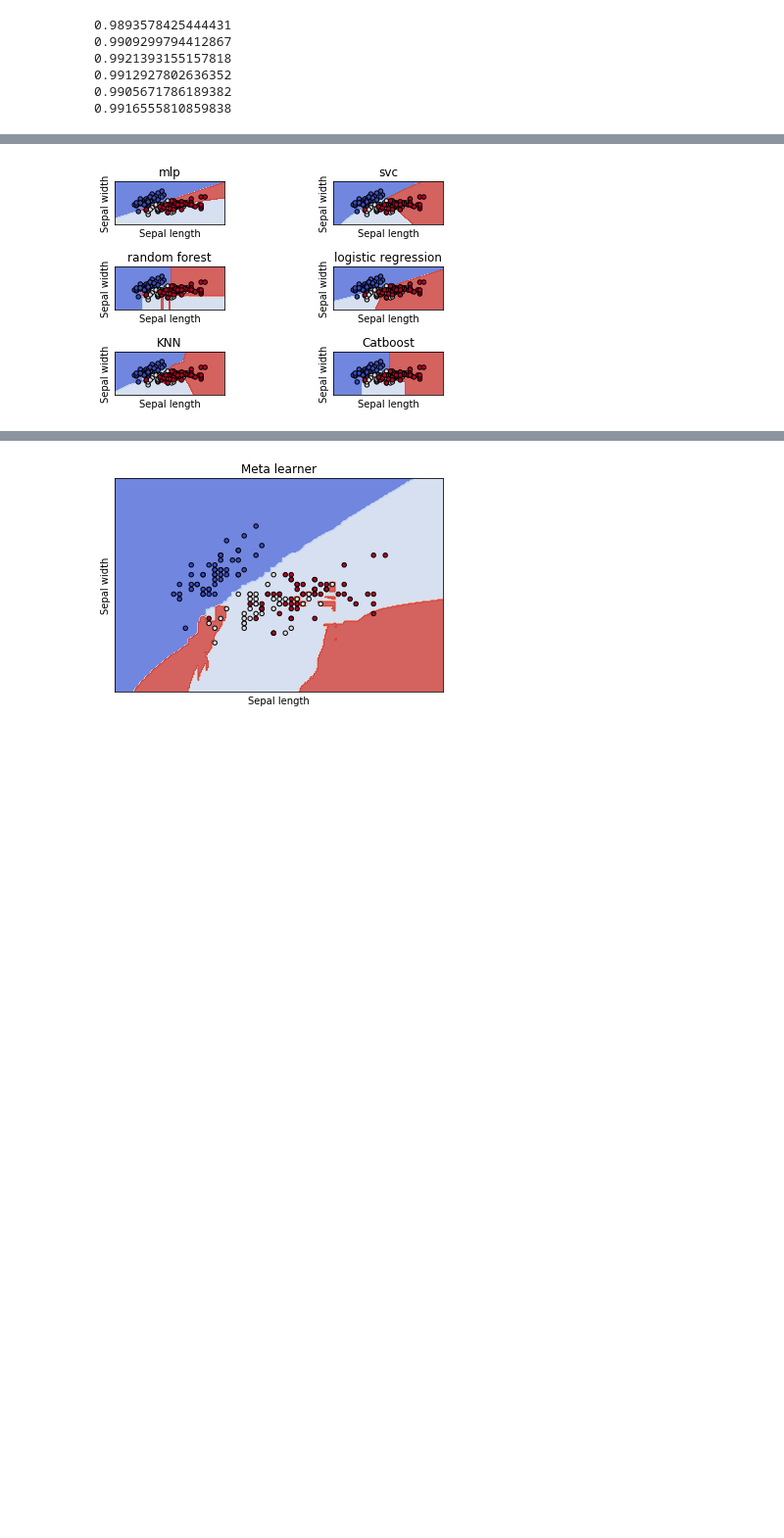
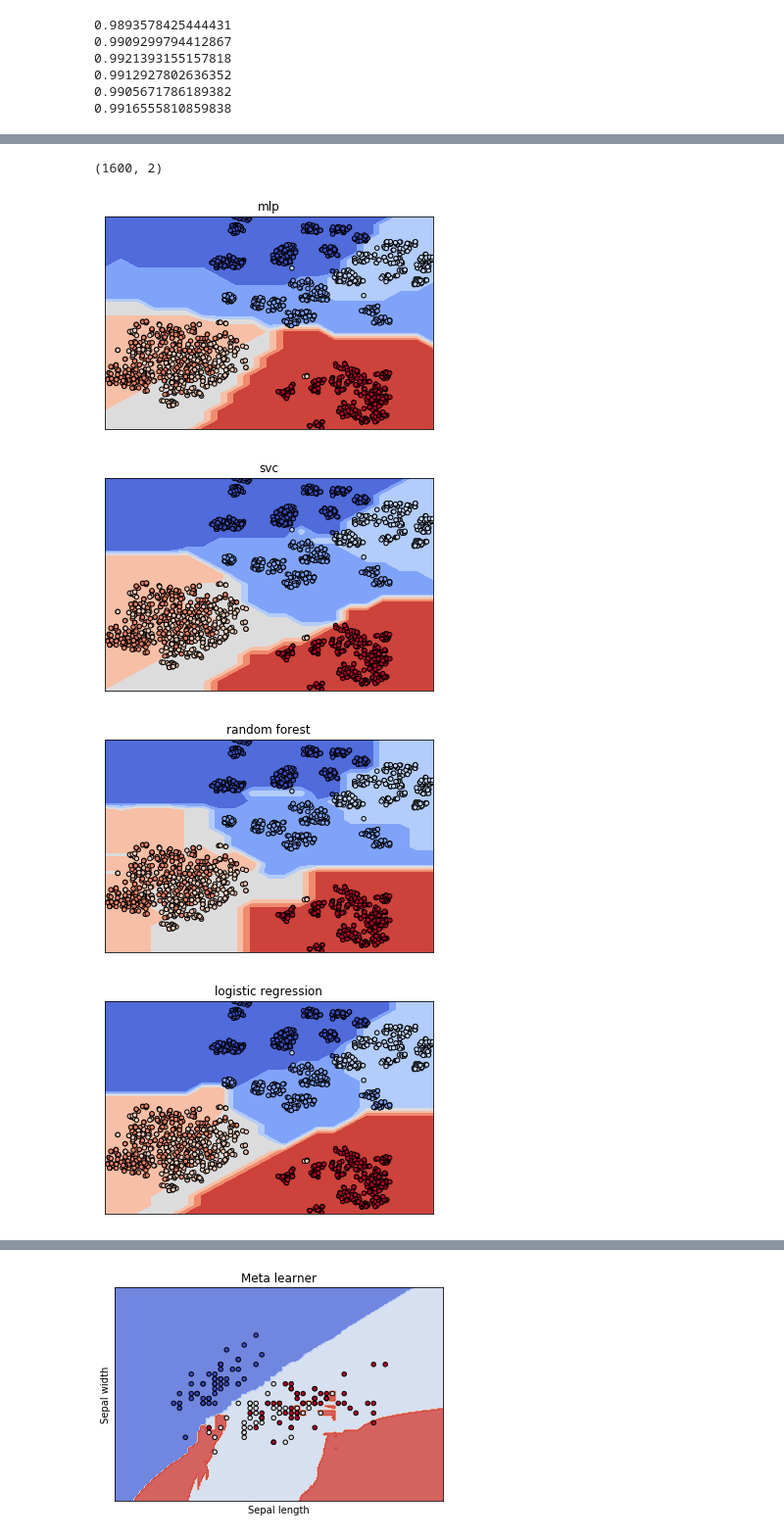
Before and after one commit to betcherj/DataMining_Proj, a Jupyter notebook: human_activity.ipynb, the cells around one changed output, grey strips where cells are left out. Shown at 98% size. Cells and saved outputs as stored; diff of their text form; code cells hidden in the pictures; blank space fills up the shorter version.

```diff
--- a/human_activity.ipynb
+++ b/human_activity.ipynb
@@ -442,3 +520,14 @@ meta_learner_accuracy-meta_std*2
+# %%
+number_of_components = 1600
+# %%
+tsne_x = x[:number_of_components]
+tsne_y = y[:number_of_components]
+# %%
+tsne = TSNE(n_components=2)
+all_tsne_arr = tsne.fit_transform(tsne_x)
+all_tsne_arr.shape
+# %% [output]
+(1600, 2)
 # %%
 def make_meshgrid(x, y, h=.02):
     """Create a mesh of points to plot in
@@ -475,33 +564,23 @@ def plot_contours(ax, clf, xx, yy, **params):
     Z = Z.reshape(xx.shape)
     out = ax.contourf(xx, yy, Z, **params)
     return out
-
-# import some data to play with
-iris = datasets.load_iris()
-# Take the first two features. We could avoid this by using a two-dim dataset
-X_iris = iris.data[:, :2]
-encoder = LabelEncoder()
-y_iris = encoder.fit_transform(iris.target)
-fitted_classifiers = [clf.fit(X_iris, y_iris) for clf in final_classifiers]
-# Set-up 2x2 grid for plotting.
-fig, sub = plt.subplots(3, 2)
-plt.subplots_adjust(wspace=1, hspace=1)
-
-X0, X1 = X_iris[:, 0], X_iris[:, 1]
-xx, yy = make_meshgrid(X0, X1)
-
-for clf, title, ax in zip(fitted_classifiers, final_names, sub.flatten()):
-    plot_contours(ax, clf, xx, yy,
-                  cmap=plt.cm.coolwarm, alpha=0.8)
-    ax.scatter(X0, X1, c=y_iris, cmap=plt.cm.coolwarm, s=20, edgecolors='k')
-
-    ax.set_xlim(xx.min(), xx.max())
-    ax.set_ylim(yy.min(), yy.max())
-    ax.set_xlabel('Sepal length')
-    ax.set_ylabel('Sepal width')
-    ax.set_xticks(())
-    ax.set_yticks(())
-    ax.set_title(title)
-plt.show()
-# %% [output]
-[figure, removed]
+# %%
+X0, X1 = all_tsne_arr[:, 0], all_tsne_arr[:, 1]
+xx, yy = make_meshgrid(X0, X1,h=5)
+for clf, title in zip(final_classifiers, final_names):
+    clf.fit(all_tsne_arr,tsne_y)
+    Z = clf.predict(np.c_[xx.ravel(), yy.ravel()])
+    Z = Z.reshape(xx.shape)
+    plt.contourf(xx, yy, Z,cmap=plt.cm.coolwarm)
+    plt.scatter(X0, X1, c=tsne_y, cmap=plt.cm.coolwarm, s=20, edgecolors='k')
+    plt.xlim(xx.min(), xx.max())
+    plt.ylim(yy.min(), yy.max())
+    plt.xticks(())
+    plt.yticks(())
+    plt.title(title)
+    plt.show()
+# %% [output]
+[figure, added]
+[figure, added]
+[figure, added]
+[figure, added]
```
Also changed, not shown: parts of 31 cells of this notebook, 1 other file.
